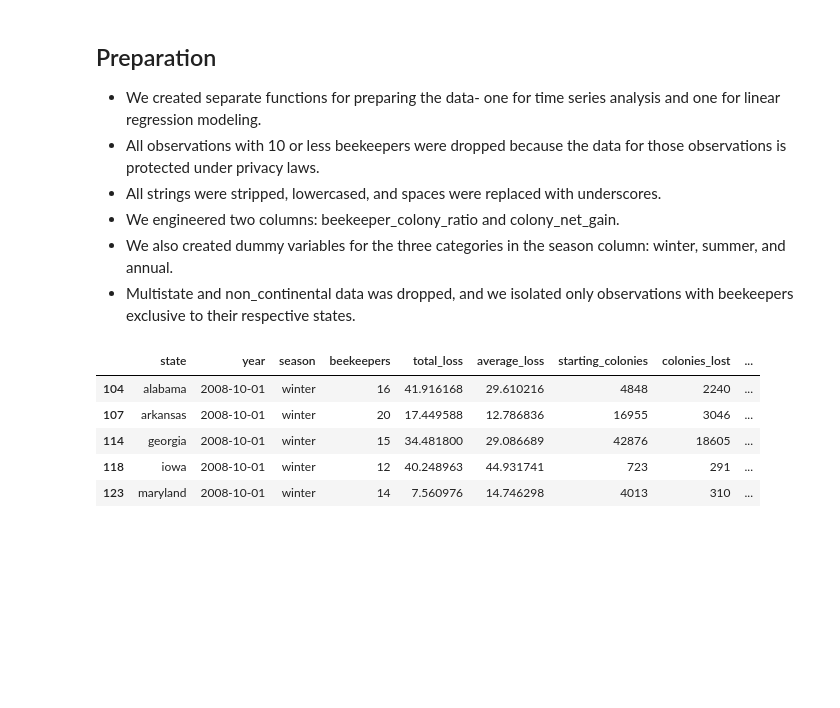
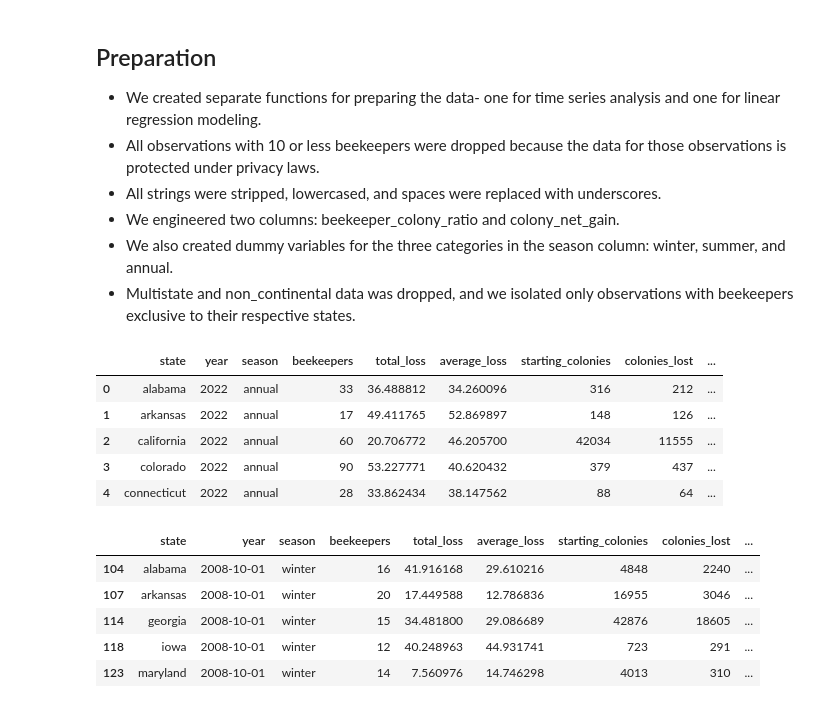
Before and after one commit to Honey-Bee-Roundup-Capstone/Final, a Jupyter notebook: mvp.ipynb, the cells around one changed output. Drawn from its saved outputs; the diff is of its cells as text; code cells hidden in the pictures; blank space fills up the shorter version.

```diff
--- a/mvp.ipynb
+++ b/mvp.ipynb
@@ -78,8 +56,19 @@ Of the original 3 Data sets:
 - We also created dummy variables for the three categories in the season column: winter, summer, and annual.
 - Multistate and non_continental data was dropped, and we isolated only observations with beekeepers exclusive to their respective states.
 # %%
-# acquire time series dataframe using function from wrangle.py and save to a variable
-ts_df = wrangle.ts_bee_prep()
+# Takes the dirty bee data, cleans it, saves the Dataframe as bee_colony_loss.csv, then further selects the annual bee data to return as a data frame.
+df = bee_wrangle()
+# acquires time series dataframe using function from wrangle.py and the newly created bee_colony_loss.csv and saves to a variable
+ts_df = ts_bee_prep()
+# %%
+df.head()
+# %% [output]
+|  | state | year | season | beekeepers | total_loss | average_loss | starting_colonies | colonies_lost | ... |
+| 0 | alabama | 2022 | annual | 33 | 36.488812 | 34.260096 | 316 | 212 | ... |
+| 1 | arkansas | 2022 | annual | 17 | 49.411765 | 52.869897 | 148 | 126 | ... |
+| 2 | california | 2022 | annual | 60 | 20.706772 | 46.205700 | 42034 | 11555 | ... |
+| 3 | colorado | 2022 | annual | 90 | 53.227771 | 40.620432 | 379 | 437 | ... |
+| 4 | connecticut | 2022 | annual | 28 | 33.862434 | 38.147562 | 88 | 64 | ... |
 # %%
 # confirm acquisition
 ts_df.head()
```
Also changed, not shown: parts of 2 cells of this notebook.
